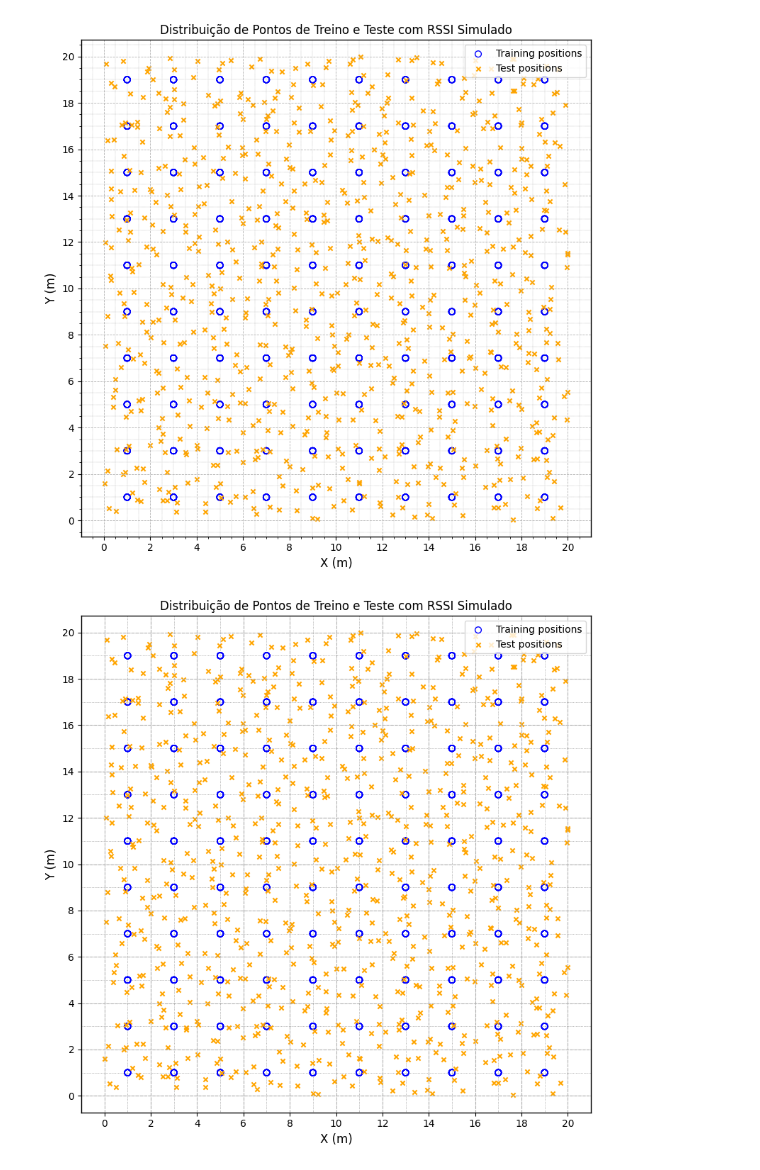
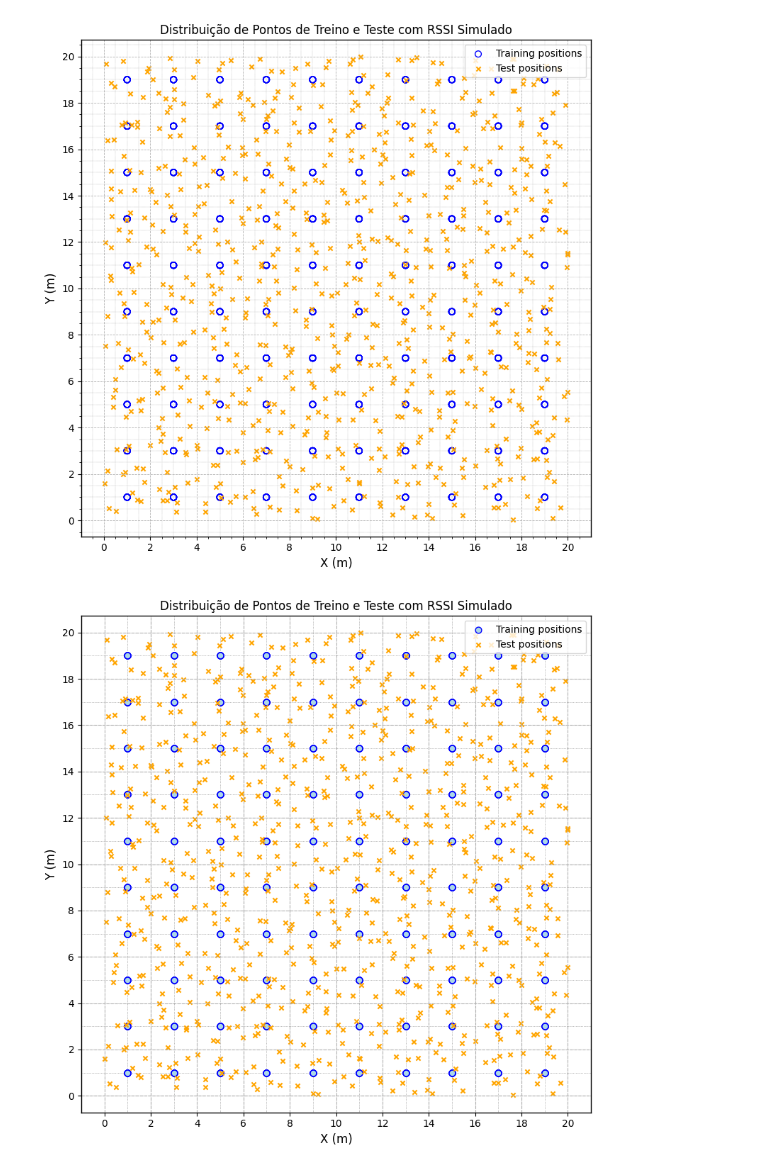
Before and after one commit to oziieljuniior/Gan, a Jupyter notebook: Notebooks/vetor_RSSI_simulado.ipynb, the cells around one changed output. Cells and saved outputs as stored; diff of their text form; code cells hidden in the pictures.

```diff
--- a/Notebooks/vetor_RSSI_simulado.ipynb
+++ b/Notebooks/vetor_RSSI_simulado.ipynb
@@ -239,32 +239,32 @@ df_test_vis = df_all[df_all['source'] == 'test']
 plt.figure(figsize=(8, 8))
 
 # Plotar pontos de treino (azul)
-plt.scatter(df_train_vis['X'], df_train_vis['Y'], marker='o', facecolors='none',
+plt.scatter(df_train_vis['X'], df_train_vis['Y'], marker='o', facecolors='lightblue',
             edgecolors='blue', s=40, label='Training positions')
 
 # Plotar pontos de teste (laranja)
 plt.scatter(df_test_vis['X'], df_test_vis['Y'],
             c='orange', marker='x', s=20, label='Test positions')
 
 # Sublinhas tracejadas de 1 em 1 metro (por cima dos pontos)
 for x in np.arange(0, 21, 1):
     plt.axvline(x, color='gray', linestyle=':', linewidth=0.5, zorder=0)
 
 for y in np.arange(0, 21, 1):
     plt.axhline(y, color='gray', linestyle=':', linewidth=0.5, zorder=0)
 
 # Grade maior de 2 em 2 metros
 plt.xticks(np.arange(0, 21, 2))
 plt.yticks(np.arange(0, 21, 2))
 plt.grid(which='major', linestyle='--', linewidth=0.8)
 
 # Outras configurações
 plt.xlabel("X (m)")
 plt.ylabel("Y (m)")
 plt.title("Distribuição de Pontos de Treino e Teste com RSSI Simulado")
 plt.legend()
 plt.axis('equal')
 plt.tight_layout()
 plt.show()
 # %% [output]
-[figure, old version]
+[figure, new version]
```
Also changed, not shown: 4 other files.
